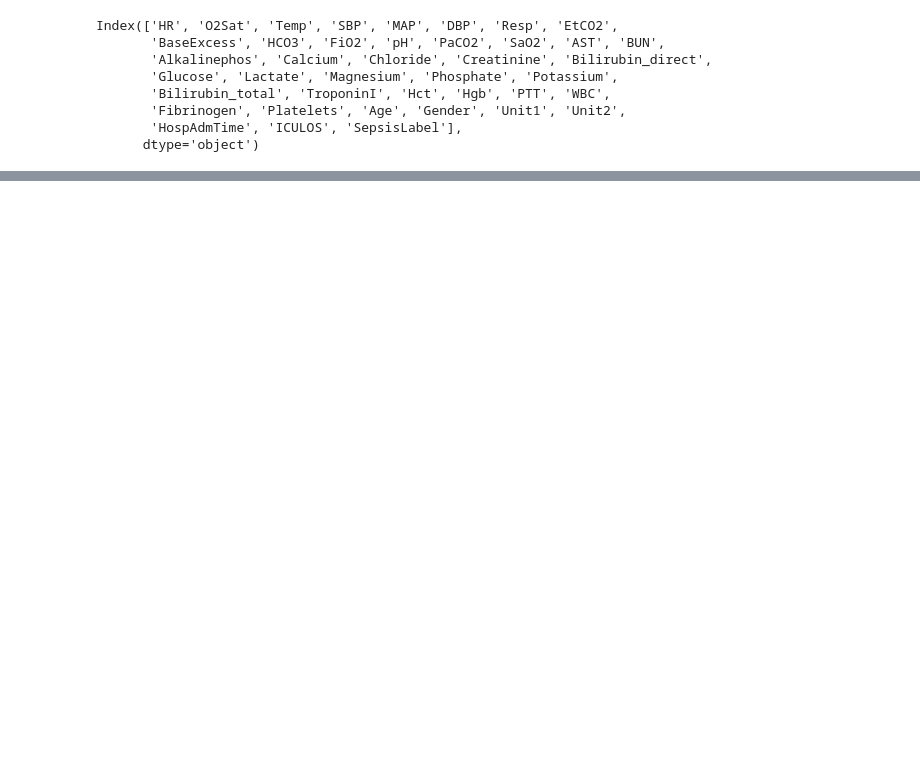
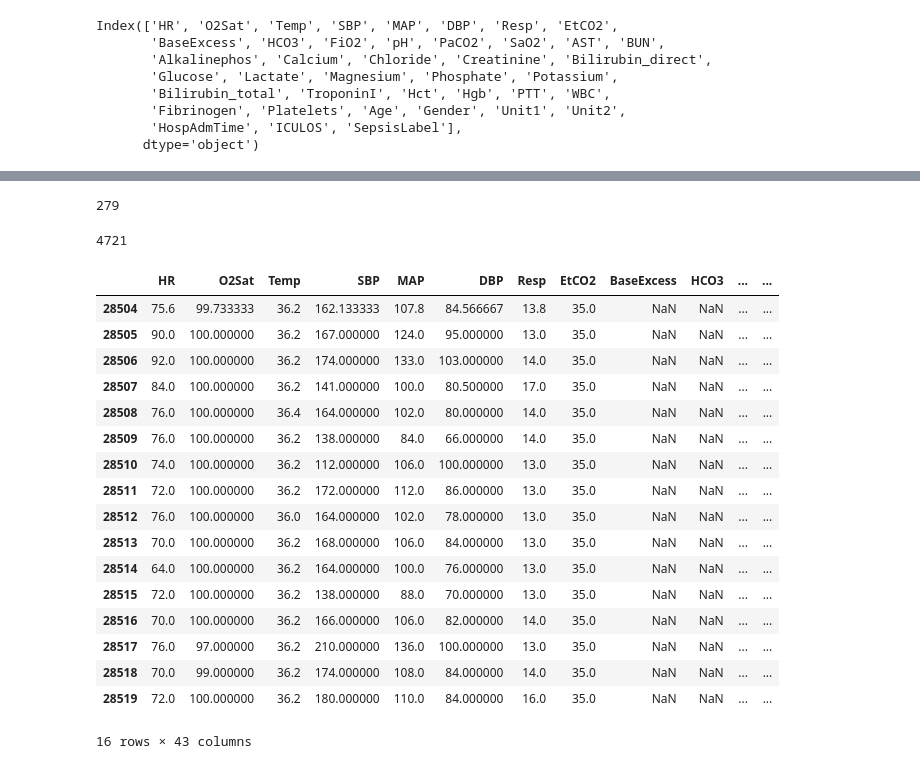
Before and after one commit to Fryman93/SprungBoard, a Jupyter notebook: Capstone 2/Sepsis/Sepsis.ipynb, the cells around one changed output, grey strips where cells are left out. Cells and saved outputs as stored; diff of their text form; code cells hidden in the pictures; blank space fills up the shorter version.

```diff
--- a/Capstone 2/Sepsis/Sepsis.ipynb
+++ b/Capstone 2/Sepsis/Sepsis.ipynb
@@ -164,0 +285,25 @@ Index(['HR', 'O2Sat', 'Temp', 'SBP', 'MAP', 'DBP', 'Resp', 'EtCO2',
+# %%
+#Prelim attempt to make a usable dataframe for ML #1 (ONLY VITAL SIGNS)
+
+
+# Handling the missing data
+
+TS_features = ['HR', 'O2Sat', 'Temp', 'SBP', 'MAP', 'DBP', 'Resp', 'EtCO2']
+
+prelim = []
+
+for patientID, file in enumerate(patient_files):
+    patient = pd.read_csv(file, sep='|')
+    patient['ID'] = patientID
+
+    for feature in TS_features:
+        # Filling NaN values for TS features with mean
+        patient[feature].fillna((patient[feature].mean()), inplace = True)
+
+    if 1 not in list(patient['SepsisLabel']):
+        patient['Gets_Sepsis'] = 0
+    else:
+        patient['Gets_Sepsis'] = 1
+    prelim.append(patient)
+
+prelim_df = pd.concat(prelim, ignore_index=True)
@@ -164,0 +325,3 @@ Index(['HR', 'O2Sat', 'Temp', 'SBP', 'MAP', 'DBP', 'Resp', 'EtCO2',
+# %%
+gets_sepsis = prelim_df[prelim_df['Gets_Sepsis']==1]
+gets_sepsis.head()
@@ -164,0 +336,32 @@ Index(['HR', 'O2Sat', 'Temp', 'SBP', 'MAP', 'DBP', 'Resp', 'EtCO2',
+# %%
+positiveIDs = pd.unique(list(gets_sepsis['ID']))
+len(positiveIDs)
+# %% [output]
+279
+# %%
+no_sepsis = prelim_df[prelim_df['Gets_Sepsis']==0]
+negativeIDs = pd.unique(list(no_sepsis['ID']))
+len(negativeIDs)
+# %% [output]
+4721
+# %%
+prelim_df[prelim_df['ID']==positiveIDs[35]]
+# %% [output]
+|  | HR | O2Sat | Temp | SBP | MAP | DBP | Resp | EtCO2 | BaseExcess | HCO3 | ... | ... |
+| 28504 | 75.6 | 99.733333 | 36.2 | 162.133333 | 107.8 | 84.566667 | 13.8 | 35.0 | NaN | NaN | ... | ... |
+| 28505 | 90.0 | 100.000000 | 36.2 | 167.000000 | 124.0 | 95.000000 | 13.0 | 35.0 | NaN | NaN | ... | ... |
+| 28506 | 92.0 | 100.000000 | 36.2 | 174.000000 | 133.0 | 103.000000 | 14.0 | 35.0 | NaN | NaN | ... | ... |
+| 28507 | 84.0 | 100.000000 | 36.2 | 141.000000 | 100.0 | 80.500000 | 17.0 | 35.0 | NaN | NaN | ... | ... |
+| 28508 | 76.0 | 100.000000 | 36.4 | 164.000000 | 102.0 | 80.000000 | 14.0 | 35.0 | NaN | NaN | ... | ... |
+| 28509 | 76.0 | 100.000000 | 36.2 | 138.000000 | 84.0 | 66.000000 | 14.0 | 35.0 | NaN | NaN | ... | ... |
+| 28510 | 74.0 | 100.000000 | 36.2 | 112.000000 | 106.0 | 100.000000 | 13.0 | 35.0 | NaN | NaN | ... | ... |
+| 28511 | 72.0 | 100.000000 | 36.2 | 172.000000 | 112.0 | 86.000000 | 13.0 | 35.0 | NaN | NaN | ... | ... |
+| 28512 | 76.0 | 100.000000 | 36.0 | 164.000000 | 102.0 | 78.000000 | 13.0 | 35.0 | NaN | NaN | ... | ... |
+| 28513 | 70.0 | 100.000000 | 36.2 | 168.000000 | 106.0 | 84.000000 | 13.0 | 35.0 | NaN | NaN | ... | ... |
+| 28514 | 64.0 | 100.000000 | 36.2 | 164.000000 | 100.0 | 76.000000 | 13.0 | 35.0 | NaN | NaN | ... | ... |
+| 28515 | 72.0 | 100.000000 | 36.2 | 138.000000 | 88.0 | 70.000000 | 13.0 | 35.0 | NaN | NaN | ... | ... |
+| 28516 | 70.0 | 100.000000 | 36.2 | 166.000000 | 106.0 | 82.000000 | 14.0 | 35.0 | NaN | NaN | ... | ... |
+| 28517 | 76.0 | 97.000000 | 36.2 | 210.000000 | 136.0 | 100.000000 | 13.0 | 35.0 | NaN | NaN | ... | ... |
+| 28518 | 70.0 | 99.000000 | 36.2 | 174.000000 | 108.0 | 84.000000 | 14.0 | 35.0 | NaN | NaN | ... | ... |
+| 28519 | 72.0 | 100.000000 | 36.2 | 180.000000 | 110.0 | 84.000000 | 16.0 | 35.0 | NaN | NaN | ... | ... |
+16 rows × 43 columns
```
Also changed, not shown: parts of 22 cells of this notebook.
